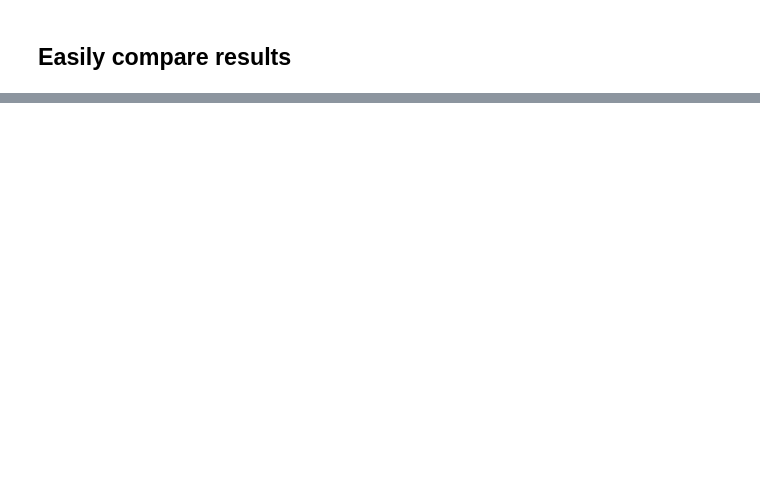
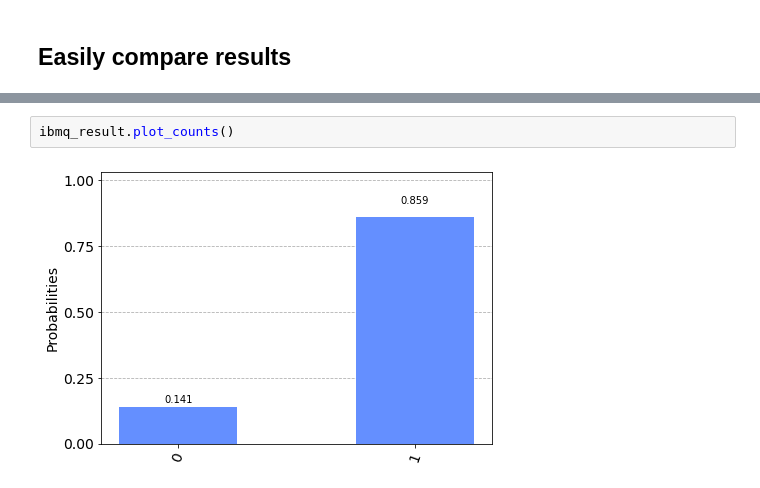
Before and after one commit to qBraid/qbraid-lab-demo, a Jupyter notebook: qbraid_sdk_devices_and_jobs.ipynb, the cells around one changed output, grey strips where cells are left out. Saved outputs shown, nothing was run; the diff lists cells and outputs as text; blank space fills up the shorter version.

```diff
--- a/qbraid_sdk_devices_and_jobs.ipynb
+++ b/qbraid_sdk_devices_and_jobs.ipynb
@@ -240,0 +249,4 @@ qbraid_ibmq_result.plot_counts()
+# %%
+ibmq_result.plot_counts()
+# %% [output]
+[figure, added]
```
Also changed, not shown: parts of 21 cells of this notebook, 1 other file.
